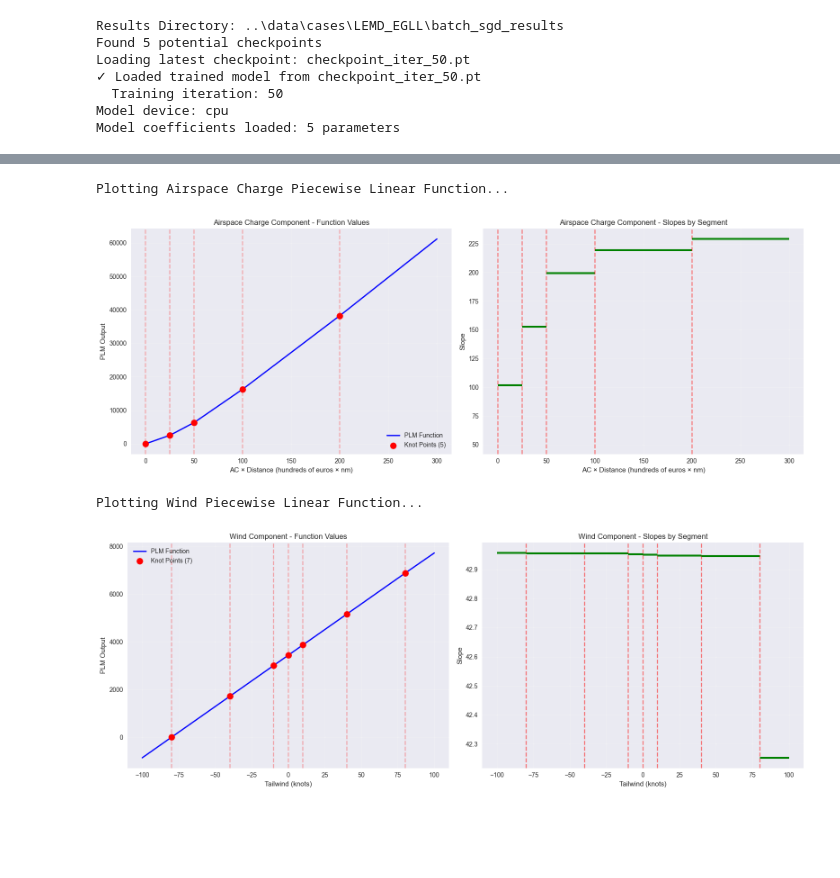
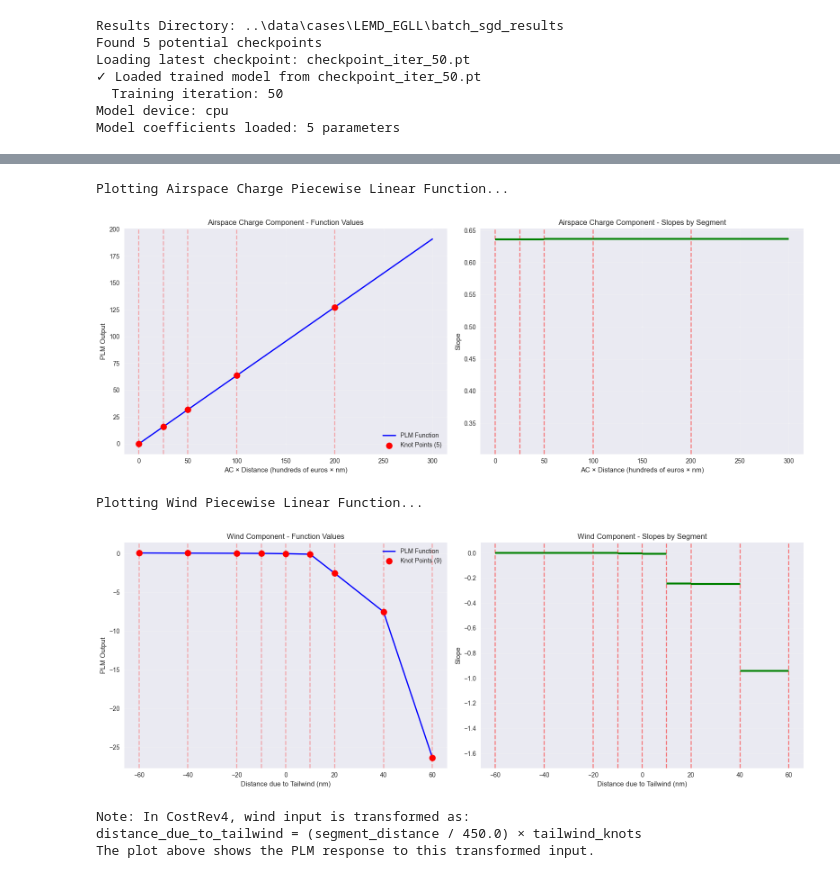
Before and after one commit to thinhhoang95/project-equinox, a Jupyter notebook: notebooks/visualize_cost_fn_post_train.ipynb, the cells around one changed output, grey strips where cells are left out. Cells and saved outputs as stored; diff of their text form; code cells hidden in the pictures; blank space fills up the shorter version.

```diff
--- a/notebooks/visualize_cost_fn_post_train.ipynb
+++ b/notebooks/visualize_cost_fn_post_train.ipynb
@@ -48,9 +48,9 @@ Default Wind knots: [-80.0, -40.0, -10.0, 0.0, 10.0, 40.0, 80.0]
 # %%
 def load_trained_model(case_dir: str = "data/cases/LEMD_EGLL",
                        checkpoint_name: Optional[str] = None,
-                       device: str = "cuda") -> Tuple[CostRev3, Dict[str, Any]]:
+                       device: str = "cuda") -> Tuple[CostRev4, Dict[str, Any]]:
     """
-    Load a trained CostRev3 model from checkpoint.
+    Load a trained CostRev4 model from checkpoint.
 
     Args:
         case_dir: Directory containing the case data and results
@@ -117,7 +117,7 @@ def load_trained_model(case_dir: str = "data/cases/LEMD_EGLL",
                     # We need to infer the number of waypoints - use a reasonable default
                     num_waypoints = 1000  # This should match your actual graph size
 
-                    cost_model = CostRev3(
+                    cost_model = CostRev4(
                         beta0=0.0, beta1=1e-2, beta2=0.0, beta3=1.0,
                         num_waypoints=num_waypoints,
                         alpha_pref_reg=1.0,
@@ -126,7 +126,7 @@ def load_trained_model(case_dir: str = "data/cases/LEMD_EGLL",
 
                     # Load state dict
                     model_state_dict = checkpoint['model_state_dict']
-                    # beta0 is not a parameter in CostRev3 (it's a constant 0.0), so we need to handle missing keys
+                    # beta0 is not a parameter in CostRev4 (it's a constant 0.0), so we need to handle missing keys
                     cost_model.load_state_dict(model_state_dict, strict=False)
                     cost_model.eval()
 
@@ -137,7 +137,7 @@ def load_trained_model(case_dir: str = "data/cases/LEMD_EGLL",
 
     # If no checkpoint found, create a new model with default parameters
     print("No trained model found. Creating new model with default parameters.")
-    cost_model = CostRev3(
+    cost_model = CostRev4(
         beta0=0.1, beta1=1e-2, beta2=-0.1, beta3=1.0,
         num_waypoints=1000,
         alpha_pref_reg=1.0,
@@ -155,7 +155,7 @@ try:
 except Exception as e:
     print(f"Error loading model: {e}")
     # Create a simple model for demonstration
-    cost_model = CostRev3(
+    cost_model = CostRev4(
         beta0=0.1, beta1=1e-2, beta2=-0.1, beta3=1.0,
         num_waypoints=100, alpha_pref_reg=1.0
     )
@@ -262,7 +276,7 @@ Airspace Charge PLM (monotonic non_decreasing):
 # %%
 def plot_piecewise_linear_function(plm, x_range: Tuple[float, float],
                                    title: str, xlabel: str, ylabel: str,
-                                   num_points: int = 1000) -> plt.Figure:
+                                   num_points: int = 1000, y_min: float = None, y_max: float = None) -> plt.Figure:
     """
     Plot a piecewise linear monotonic function.
 
@@ -311,6 +325,10 @@ def plot_piecewise_linear_function(plm, x_range: Tuple[float, float],
     ax1.grid(True, alpha=0.3)
     ax1.legend()
 
+    # Set y-axis limits if provided
+    if y_min is not None and y_max is not None:
+        ax1.set_ylim(y_min, y_max)
+
     # Plot 2: Slopes
     if plm.knot_points.numel() > 0:
         slopes = plm.get_slopes().detach().cpu().numpy()
@@ -343,37 +361,43 @@ def plot_piecewise_linear_function(plm, x_range: Tuple[float, float],
                    label=f'Constant Slope: {slope:.4f}')
         ax2.set_xlabel(xlabel)
         ax2.set_ylabel('Slope')
         ax2.set_title(f'{title} - Constant Slope')
         ax2.grid(True, alpha=0.3)
         ax2.legend()
 
     plt.tight_layout()
     return fig
 
-# Plot the airspace charge component
+# Plot the airspace charge component (unchanged from CostRev3)
 print("Plotting Airspace Charge Piecewise Linear Function...")
 fig_ac = plot_piecewise_linear_function(
     cost_model.plm_ac_dist,
     x_range=(0, 300),  # Range for AC*distance (hundreds of euros * nm)
     title="Airspace Charge Component",
     xlabel="AC × Distance (hundreds of euros × nm)",
     ylabel="PLM Output"
 )
 plt.show()
 
-# Plot the wind component
 print("Plotting Wind Piecewise Linear Function...")
 fig_wind = plot_piecewise_linear_function(
     cost_model.plm_wind,
-    x_range=(-100, 100),  # Range for wind in knots
+    x_range=(-60, 60),  # Updated range to match CostRev4 knots
     title="Wind Component",
-    xlabel="Tailwind (knots)",
+    xlabel="Distance due to Tailwind (nm)",  # Updated label for CostRev4
     ylabel="PLM Output"
 )
 plt.show()
+
+print("\nNote: In CostRev4, wind input is transformed as:")
+print("distance_due_to_tailwind = (segment_distance / 450.0) × tailwind_knots")
+print("The plot above shows the PLM response to this transformed input.")
 # %% [output]
 Plotting Airspace Charge Piecewise Linear Function...
-[figure, old version]
+[figure, new version]
 Plotting Wind Piecewise Linear Function...
-[figure, old version]
+[figure, new version]
+Note: In CostRev4, wind input is transformed as:
+distance_due_to_tailwind = (segment_distance / 450.0) × tailwind_knots
+The plot above shows the PLM response to this transformed input.
 # %%
```
Also changed, not shown: parts of 5 cells of this notebook, 25 other files.
